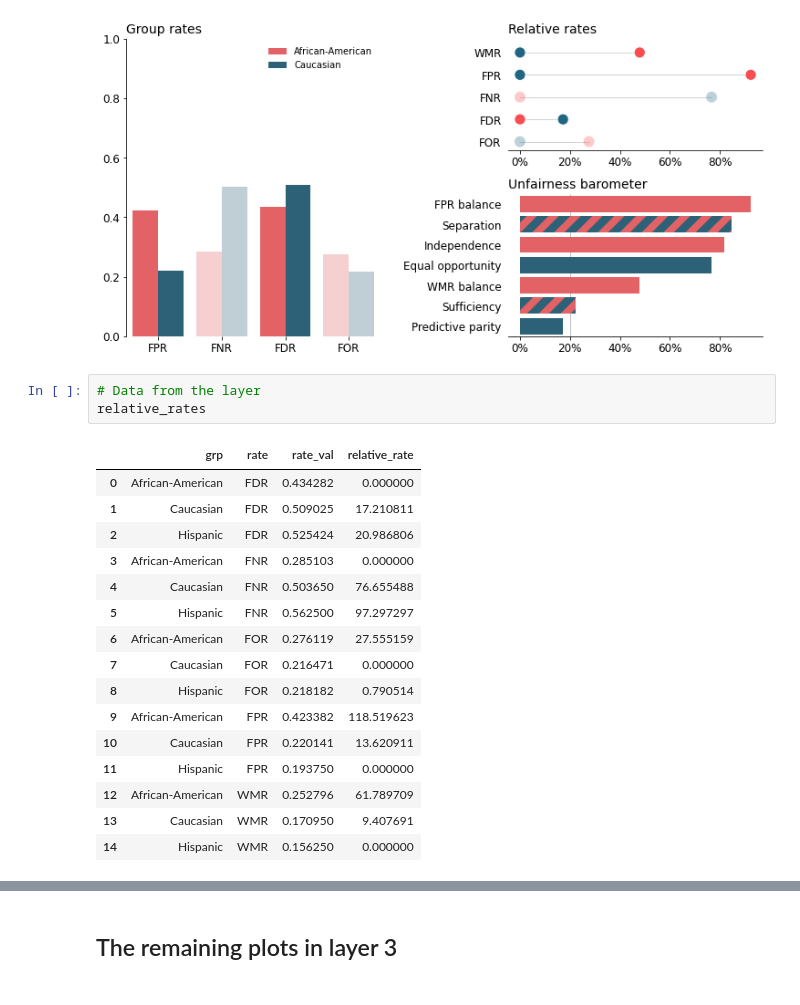
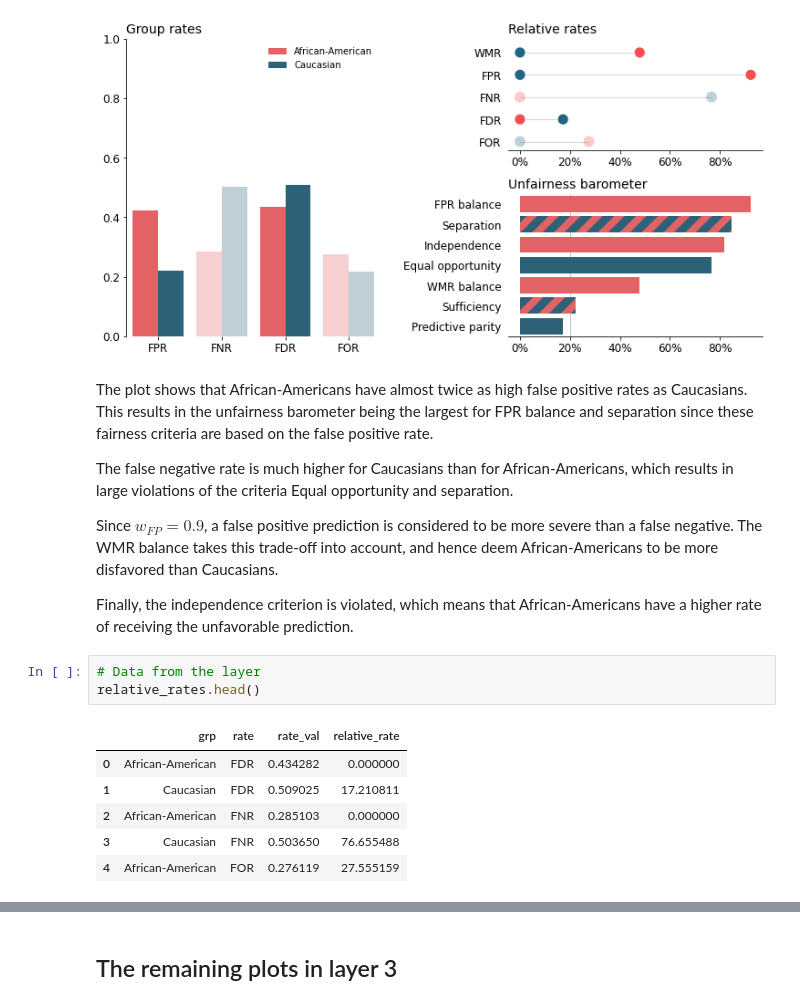
Before and after one commit to elisabethzinck/Fairness-oriented-interpretability-of-predictive-algorithms, a Jupyter notebook: notebooks/FairKit_demonstration.ipynb, the cells around one changed output, grey strips where cells are left out. Saved outputs shown, nothing was run; the diff lists cells and outputs as text.

```diff
--- a/notebooks/FairKit_demonstration.ipynb
+++ b/notebooks/FairKit_demonstration.ipynb
@@ -94,26 +112,24 @@ The second layer of FairKit provides a comprehensive overview of the unfairness
 rates, relative_rates, barometer = fair_compas.layer_2()
 # %% [output]
 [figure]
+# %% [markdown]
+The plot shows that African-Americans have almost twice as high false positive rates as Caucasians. This results in the unfairness barometer being the largest for FPR balance and separation since these fairness criteria are based on the false positive rate.
+
+The false negative rate is much higher for Caucasians than for African-Americans, which results in large violations of the criteria Equal opportunity and separation.
+
+Since $w_{FP} = 0.9$, a false positive prediction is considered to be more severe than a false negative. The WMR balance takes this trade-off into account, and hence deem African-Americans to be more disfavored than Caucasians.
+
+Finally, the independence criterion is violated, which means that African-Americans have a higher rate of receiving the unfavorable prediction.
 # %%
 # Data from the layer
-relative_rates
+relative_rates.head()
 # %% [output]
 |  | grp | rate | rate_val | relative_rate |
 | 0 | African-American | FDR | 0.434282 | 0.000000 |
 | 1 | Caucasian | FDR | 0.509025 | 17.210811 |
-| 2 | Hispanic | FDR | 0.525424 | 20.986806 |
-| 3 | African-American | FNR | 0.285103 | 0.000000 |
-| 4 | Caucasian | FNR | 0.503650 | 76.655488 |
-| 5 | Hispanic | FNR | 0.562500 | 97.297297 |
-| 6 | African-American | FOR | 0.276119 | 27.555159 |
-| 7 | Caucasian | FOR | 0.216471 | 0.000000 |
-| 8 | Hispanic | FOR | 0.218182 | 0.790514 |
-| 9 | African-American | FPR | 0.423382 | 118.519623 |
-| 10 | Caucasian | FPR | 0.220141 | 13.620911 |
-| 11 | Hispanic | FPR | 0.193750 | 0.000000 |
-| 12 | African-American | WMR | 0.252796 | 61.789709 |
-| 13 | Caucasian | WMR | 0.170950 | 9.407691 |
-| 14 | Hispanic | WMR | 0.156250 | 0.000000 |
+| 2 | African-American | FNR | 0.285103 | 0.000000 |
+| 3 | Caucasian | FNR | 0.503650 | 76.655488 |
+| 4 | African-American | FOR | 0.276119 | 27.555159 |
 # %%
 barometer
 # %% [output]
```
Also changed, not shown: parts of 24 cells of this notebook.
